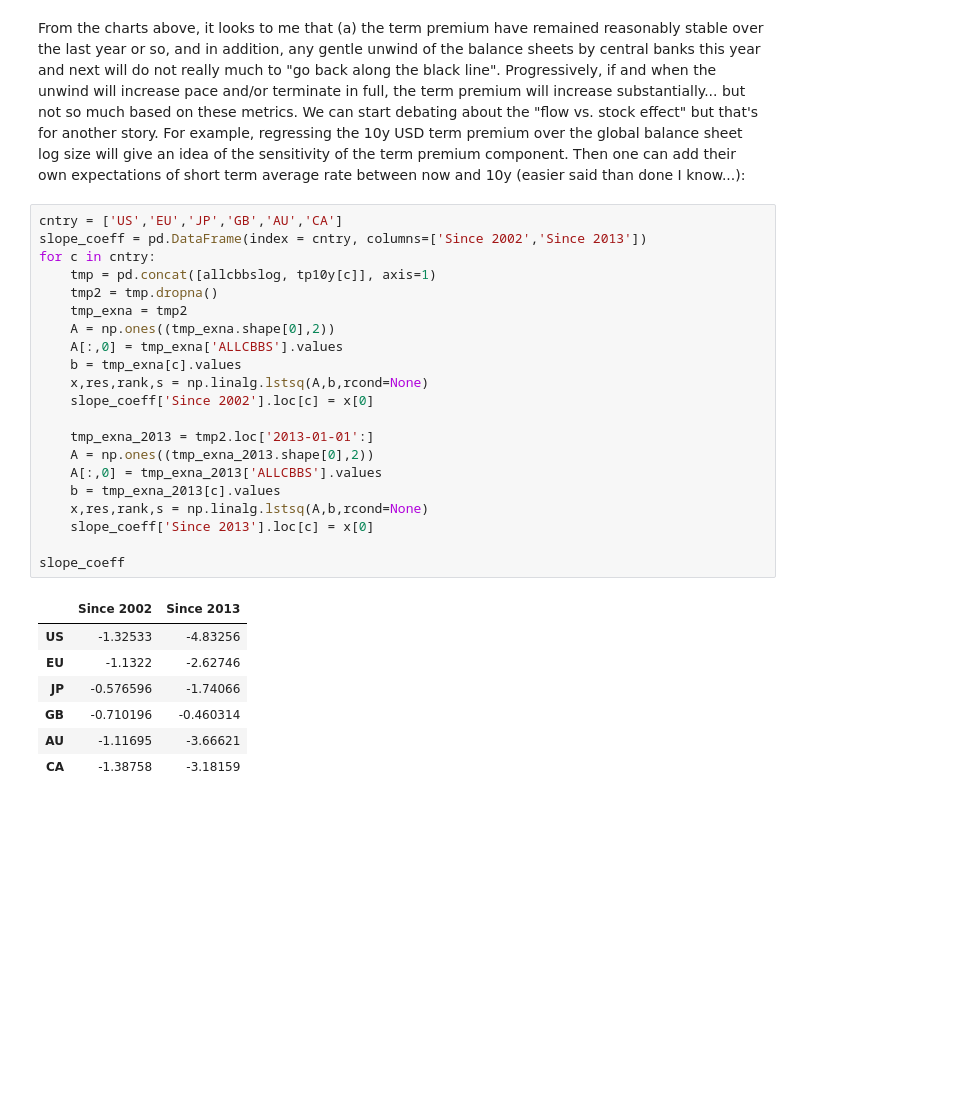
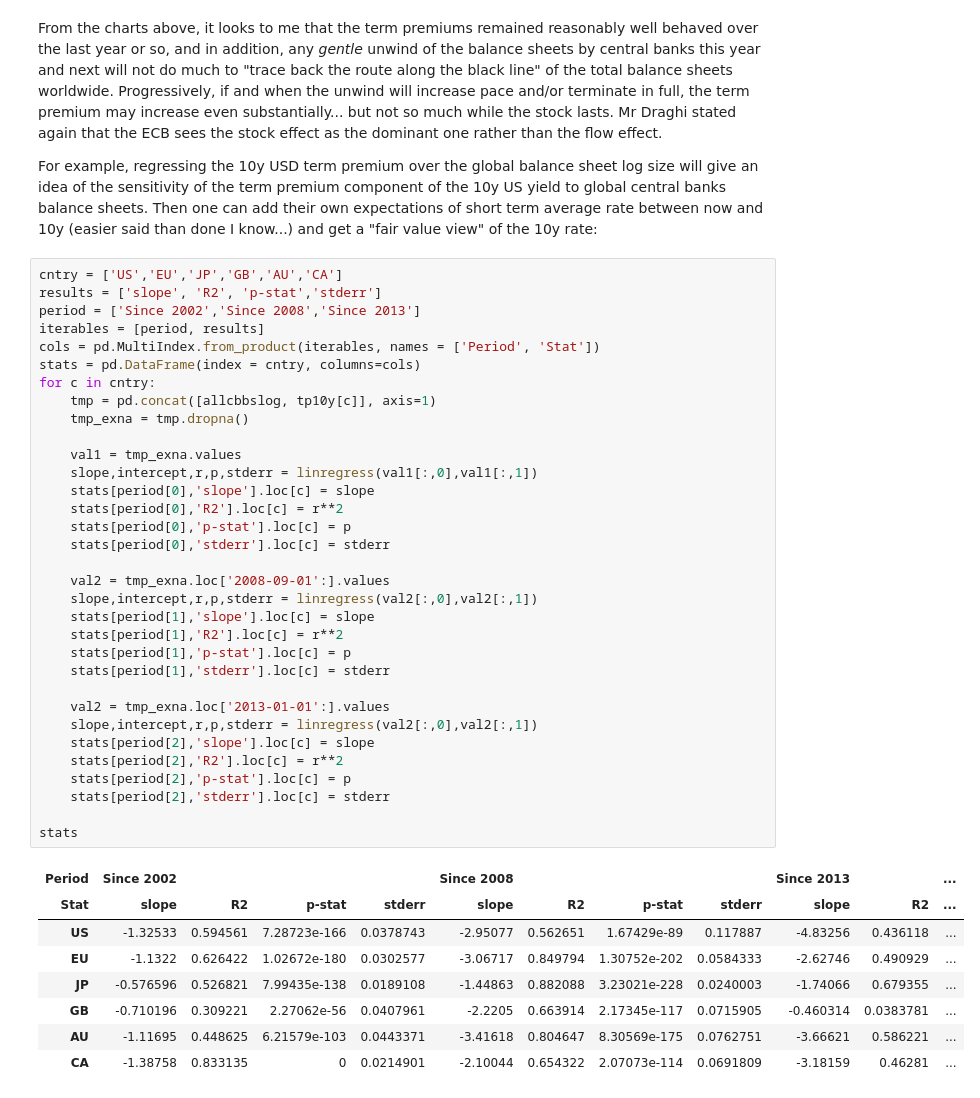
Before and after one commit to mattange/analysis_2018_01_TermPremium, a Jupyter notebook: Term Premiums - where to from here.ipynb, the cells around one changed output. Saved outputs shown, nothing was run; the diff lists cells and outputs as text; blank space fills up the shorter version.

```diff
--- a/Term Premiums - where to from here.ipynb
+++ b/Term Premiums - where to from here.ipynb
@@ -77,36 +82,49 @@ plt.legend(['US','EU','JP','GB','CN']);
 [interactive output not drawn]
 [interactive output not drawn]
 # %% [markdown]
-From the charts above, it looks to me that (a) the term premium have remained reasonably stable over the last year or so, and in addition, any gentle unwind of the balance sheets by central banks this year and next will do not really much to "go back along the black line". Progressively, if and when the unwind will increase
-pace and/or terminate in full, the term premium will increase substantially... but not so much based on these metrics. We can start debating about the "flow vs. stock effect" but that's for another story.
-For example, regressing the 10y USD term premium over the global balance sheet log size will give an idea of the sensitivity of the term premium component. Then one can add their own expectations of short term average rate between now and 10y (easier said than done I know...):
+From the charts above, it looks to me that the term premiums remained reasonably well behaved over the last year or so, and in addition, any <i>gentle</i> unwind of the balance sheets by central banks this year and next will not do  much to "trace back the route along the black line" of the total balance sheets worldwide. Progressively, if and when the unwind will increase pace and/or terminate in full, the term premium may increase even substantially... but not so much while the stock lasts. Mr Draghi stated again that the ECB sees the stock effect as the dominant one rather than the flow effect.
+
+For example, regressing the 10y USD term premium over the global balance sheet log size will give an idea of the sensitivity of the term premium component of the 10y US yield to global central banks balance sheets. Then one can add their own expectations of short term average rate between now and 10y (easier said than done I know...) and get a "fair value view" of the 10y rate:
-# %%
-cntry = ['US','EU','JP','GB','AU','CA']
-slope_coeff = pd.DataFrame(index = cntry, columns=['Since 2002','Since 2013'])
-for c in cntry:
-    tmp = pd.concat([allcbbslog, tp10y[c]], axis=1)
-    tmp2 = tmp.dropna()
-    tmp_exna = tmp2
-    A = np.ones((tmp_exna.shape[0],2))
-    A[:,0] = tmp_exna['ALLCBBS'].values
-    b = tmp_exna[c].values
-    x,res,rank,s = np.linalg.lstsq(A,b,rcond=None)
-    slope_coeff['Since 2002'].loc[c] = x[0]
-
-    tmp_exna_2013 = tmp2.loc['2013-01-01':]
-    A = np.ones((tmp_exna_2013.shape[0],2))
-    A[:,0] = tmp_exna_2013['ALLCBBS'].values
-    b = tmp_exna_2013[c].values
-    x,res,rank,s = np.linalg.lstsq(A,b,rcond=None)
-    slope_coeff['Since 2013'].loc[c] = x[0]
-
-slope_coeff
-# %% [output]
-|  | Since 2002 | Since 2013 |
-| US | -1.32533 | -4.83256 |
-| EU | -1.1322 | -2.62746 |
-| JP | -0.576596 | -1.74066 |
-| GB | -0.710196 | -0.460314 |
-| AU | -1.11695 | -3.66621 |
-| CA | -1.38758 | -3.18159 |
+# %%
+cntry = ['US','EU','JP','GB','AU','CA']
+results = ['slope', 'R2', 'p-stat','stderr']
+period = ['Since 2002','Since 2008','Since 2013']
+iterables = [period, results]
+cols = pd.MultiIndex.from_product(iterables, names = ['Period', 'Stat'])
+stats = pd.DataFrame(index = cntry, columns=cols)
+for c in cntry:
+    tmp = pd.concat([allcbbslog, tp10y[c]], axis=1)
+    tmp_exna = tmp.dropna()
+
+    val1 = tmp_exna.values
+    slope,intercept,r,p,stderr = linregress(val1[:,0],val1[:,1])
+    stats[period[0],'slope'].loc[c] = slope
+    stats[period[0],'R2'].loc[c] = r**2
+    stats[period[0],'p-stat'].loc[c] = p
+    stats[period[0],'stderr'].loc[c] = stderr
+
+    val2 = tmp_exna.loc['2008-09-01':].values
+    slope,intercept,r,p,stderr = linregress(val2[:,0],val2[:,1])
+    stats[period[1],'slope'].loc[c] = slope
+    stats[period[1],'R2'].loc[c] = r**2
+    stats[period[1],'p-stat'].loc[c] = p
+    stats[period[1],'stderr'].loc[c] = stderr
+
+    val2 = tmp_exna.loc['2013-01-01':].values
+    slope,intercept,r,p,stderr = linregress(val2[:,0],val2[:,1])
+    stats[period[2],'slope'].loc[c] = slope
+    stats[period[2],'R2'].loc[c] = r**2
+    stats[period[2],'p-stat'].loc[c] = p
+    stats[period[2],'stderr'].loc[c] = stderr
+
+stats
+# %% [output]
+| Period | Since 2002 |  |  |  | Since 2008 |  |  |  | Since 2013 |  | ... |
+| Stat | slope | R2 | p-stat | stderr | slope | R2 | p-stat | stderr | slope | R2 | ... |
+| US | -1.32533 | 0.594561 | 7.28723e-166 | 0.0378743 | -2.95077 | 0.562651 | 1.67429e-89 | 0.117887 | -4.83256 | 0.436118 | ... |
+| EU | -1.1322 | 0.626422 | 1.02672e-180 | 0.0302577 | -3.06717 | 0.849794 | 1.30752e-202 | 0.0584333 | -2.62746 | 0.490929 | ... |
+| JP | -0.576596 | 0.526821 | 7.99435e-138 | 0.0189108 | -1.44863 | 0.882088 | 3.23021e-228 | 0.0240003 | -1.74066 | 0.679355 | ... |
+| GB | -0.710196 | 0.309221 | 2.27062e-56 | 0.0407961 | -2.2205 | 0.663914 | 2.17345e-117 | 0.0715905 | -0.460314 | 0.0383781 | ... |
+| AU | -1.11695 | 0.448625 | 6.21579e-103 | 0.0443371 | -3.41618 | 0.804647 | 8.30569e-175 | 0.0762751 | -3.66621 | 0.586221 | ... |
+| CA | -1.38758 | 0.833135 | 0 | 0.0214901 | -2.10044 | 0.654322 | 2.07073e-114 | 0.0691809 | -3.18159 | 0.46281 | ... |
 # %% [markdown]
```
Also changed, not shown: parts of 8 cells of this notebook, 1 other file.
